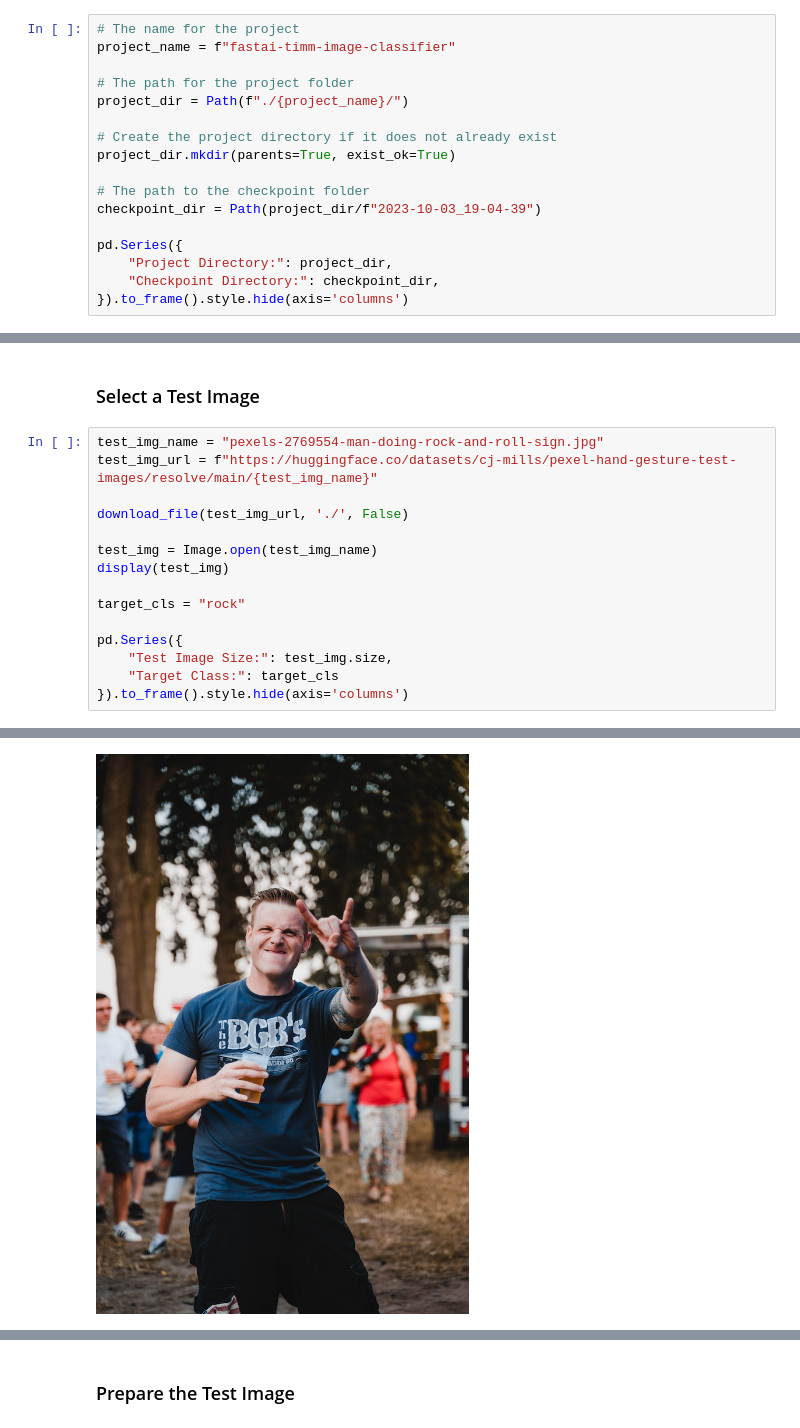
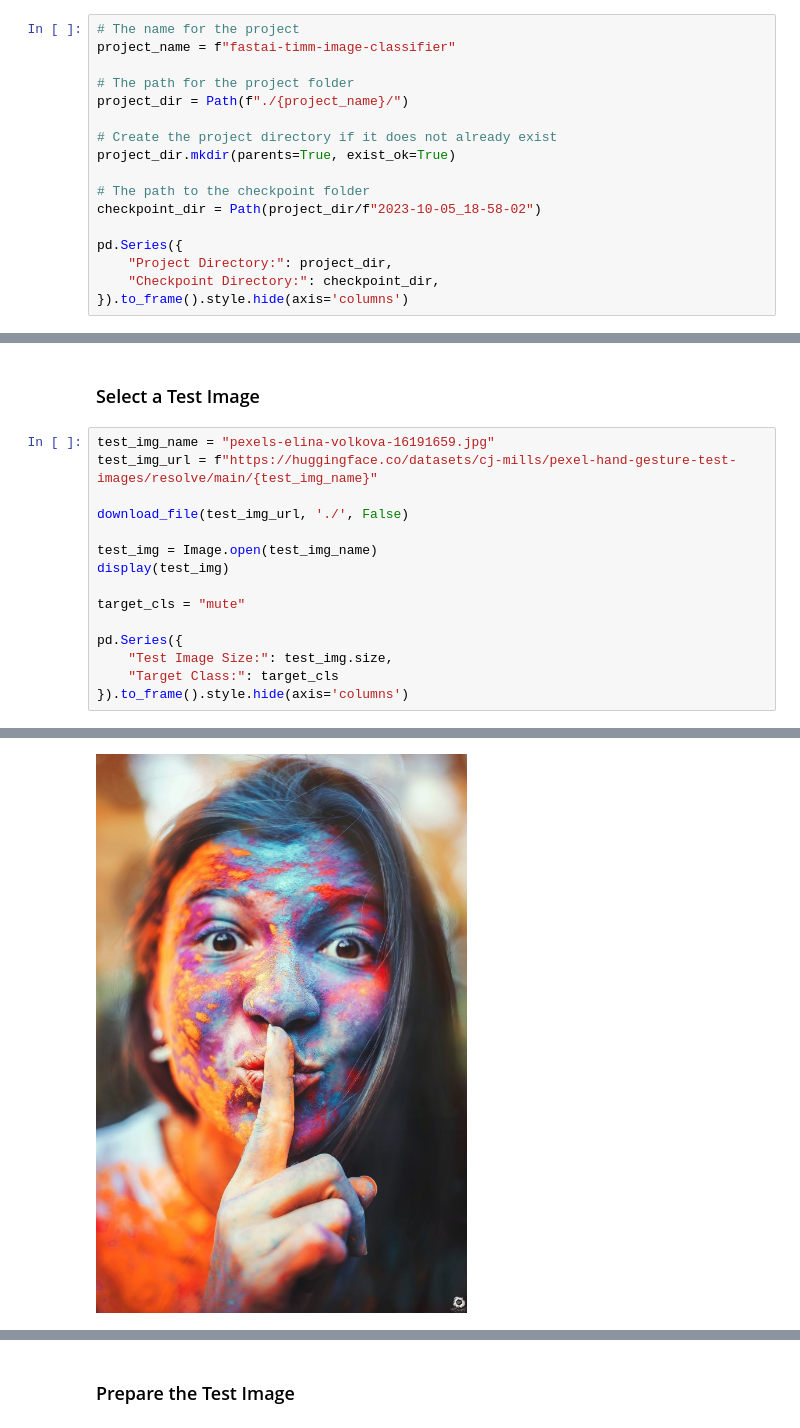
Before and after one commit to cj-mills/fastai-timm-gesture-recognition-tutorial-code, a Jupyter notebook: notebooks/fastai-timm-image-classifier-onnx-export.ipynb, the cells around one changed output, grey strips where cells are left out. Saved outputs shown, nothing was run; the diff lists cells and outputs as text.

```diff
--- a/notebooks/fastai-timm-image-classifier-onnx-export.ipynb
+++ b/notebooks/fastai-timm-image-classifier-onnx-export.ipynb
@@ -60,7 +60,7 @@ project_dir = Path(f"./{project_name}/")
 project_dir.mkdir(parents=True, exist_ok=True)
 
 # The path to the checkpoint folder
-checkpoint_dir = Path(project_dir/f"2023-10-03_19-04-39")
+checkpoint_dir = Path(project_dir/f"2023-10-05_18-58-02")
 
 pd.Series({
     "Project Directory:": project_dir,
@@ -245,7 +226,7 @@ session = ort.InferenceSession(onnx_file_path)
 # %% [markdown]
 ### Select a Test Image
 # %%
-test_img_name = "pexels-2769554-man-doing-rock-and-roll-sign.jpg"
+test_img_name = "pexels-elina-volkova-16191659.jpg"
 test_img_url = f"https://huggingface.co/datasets/cj-mills/pexel-hand-gesture-test-images/resolve/main/{test_img_name}"
 
 download_file(test_img_url, './', False)
@@ -253,7 +234,7 @@ download_file(test_img_url, './', False)
 test_img = Image.open(test_img_name)
 display(test_img)
 
-target_cls = "rock"
+target_cls = "mute"
 
 pd.Series({
     "Test Image Size:": test_img.size,
@@ -264 +245 @@ The file ./pexels-2769554-man-doing-rock-and-roll-sign.jpg already exists and ov
-[figure, old version]
+[figure, new version]
```
Also changed, not shown: parts of 9 cells of this notebook, 3 other files.
